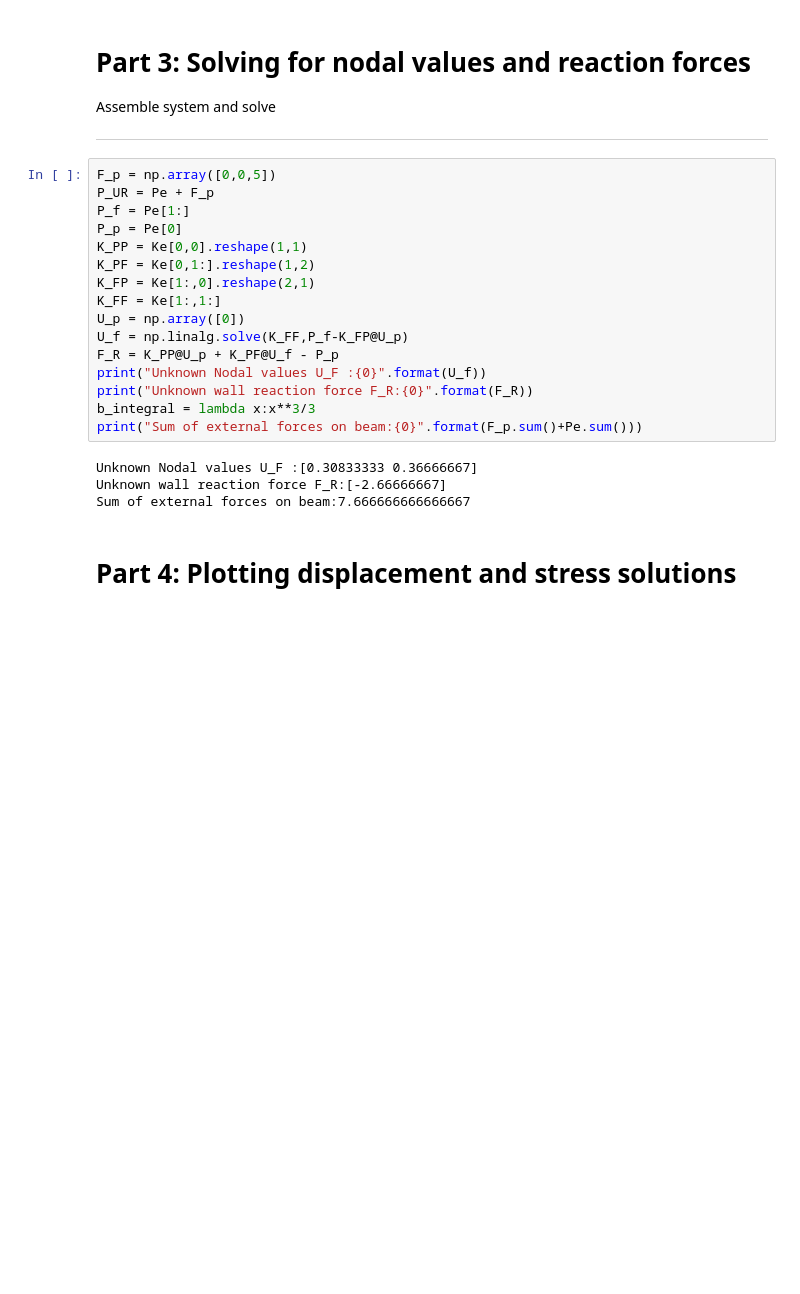
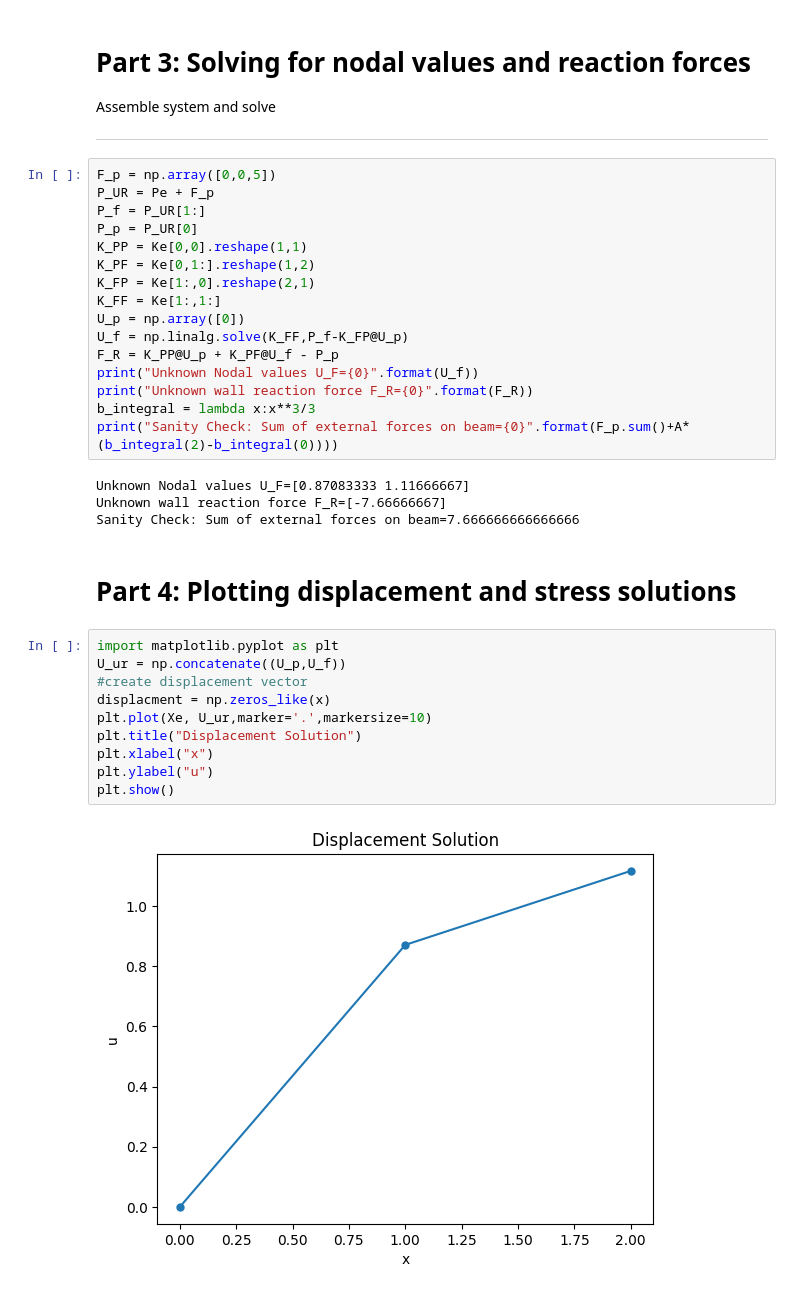
Before and after one commit to Ali-7800/ME471, a Jupyter notebook: HW5/problem_2.ipynb, the cells around one changed output. Saved outputs shown, nothing was run; the diff lists cells and outputs as text; blank space fills up the shorter version.

```diff
--- a/HW5/problem_2.ipynb
+++ b/HW5/problem_2.ipynb
@@ -145,8 +145,8 @@ Assemble system and solve
 # %%
 F_p = np.array([0,0,5])
 P_UR = Pe + F_p
-P_f = Pe[1:]
-P_p = Pe[0]
+P_f = P_UR[1:]
+P_p = P_UR[0]
 K_PP = Ke[0,0].reshape(1,1)
 K_PF = Ke[0,1:].reshape(1,2)
 K_FP = Ke[1:,0].reshape(2,1)
@@ -154,13 +154,25 @@ K_FF = Ke[1:,1:]
 U_p = np.array([0])
 U_f = np.linalg.solve(K_FF,P_f-K_FP@U_p)
 F_R = K_PP@U_p + K_PF@U_f - P_p
-print("Unknown Nodal values U_F :{0}".format(U_f))
-print("Unknown wall reaction force F_R:{0}".format(F_R))
+print("Unknown Nodal values U_F={0}".format(U_f))
+print("Unknown wall reaction force F_R={0}".format(F_R))
 b_integral = lambda x:x**3/3
-print("Sum of external forces on beam:{0}".format(F_p.sum()+Pe.sum()))
+print("Sanity Check: Sum of external forces on beam={0}".format(F_p.sum()+A*(b_integral(2)-b_integral(0))))
 # %% [output]
-Unknown Nodal values U_F :[0.30833333 0.36666667]
-Unknown wall reaction force F_R:[-2.66666667]
-Sum of external forces on beam:7.666666666666667
+Unknown Nodal values U_F=[0.87083333 1.11666667]
+Unknown wall reaction force F_R=[-7.66666667]
+Sanity Check: Sum of external forces on beam=7.666666666666666
 # %% [markdown]
 # Part 4: Plotting displacement and stress solutions
+# %%
+import matplotlib.pyplot as plt
+U_ur = np.concatenate((U_p,U_f))
+#create displacement vector
+displacment = np.zeros_like(x)
+plt.plot(Xe, U_ur,marker='.',markersize=10)
+plt.title("Displacement Solution")
+plt.xlabel("x")
+plt.ylabel("u")
+plt.show()
+# %% [output]
+[figure, added]
```
Also changed, not shown: parts of 3 cells of this notebook.
